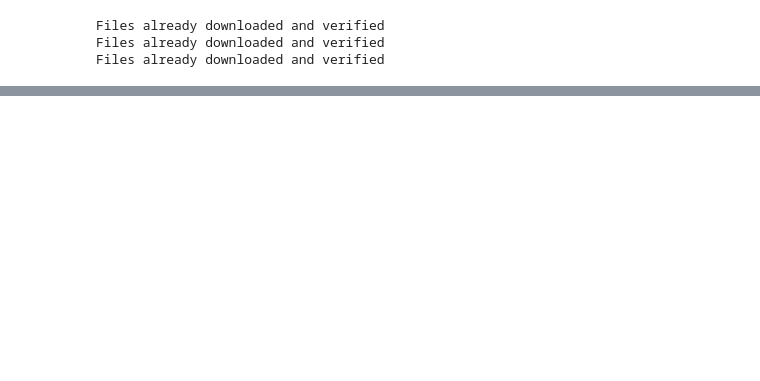
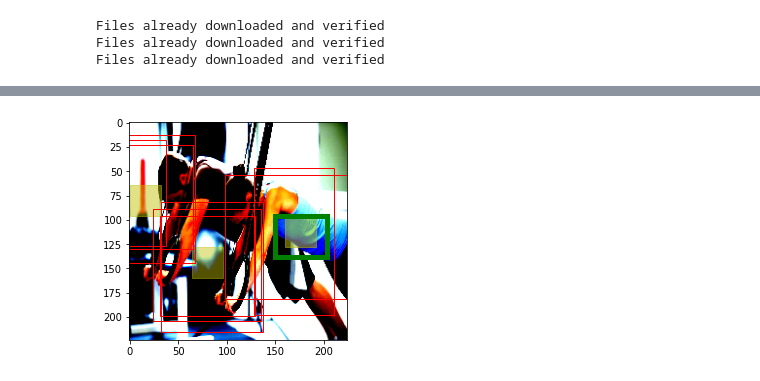
Before and after one commit to law0/face_detect, a Jupyter notebook: face_detect_resnet18.ipynb, the cells around one changed output, grey strips where cells are left out. Drawn from its saved outputs; the diff is of its cells as text; code cells hidden in the pictures; blank space fills up the shorter version.

```diff
--- a/face_detect_resnet18.ipynb
+++ b/face_detect_resnet18.ipynb
@@ -167,9 +240,19 @@ class ResnetGrid7x7(nn.Module):
     def __init__(self, resnet=models.resnet18(pretrained=True)):
       super(ResnetGrid7x7, self).__init__()
       self.resnet = resnet
-      self.resnet.fc = nn.Linear(512, 49*5) # 7 * 7 * ((x,y,w,h) + confidence)
+      self.resnet.fc = nn.Linear(512, num_cells*(num_classes+num_boxes_per_cell*5)) # 7 * 7 * (class + 2 * (x,y,w,h + confidence))
       self.sigmo = nn.Sigmoid()
 
     def forward(self, x):
       return self.sigmo(self.resnet(x))
+
+    def train(self, mode: bool=True):
+      self.resnet.train(mode)
+
+    def eval(self):
+      self.resnet.eval()
+
+    def freeze_resnet(self, mode: bool=True):
+      for param in self.resnet.parameters():
+        param.require_grad = not mode
 # %%
@@ -336,0 +394,84 @@ KeyboardInterrupt: ignored
+# %%
+model = ResnetGrid7x7()
+optimizer = optim.SGD(model.parameters(), lr=1e-3, weight_decay=5e-4)
+criterion = PseudoYolo7x7Loss(noobj_w=0.5, box_w=5.0, conf_w=0.5, class_w=1.0)
+
+loss_over_time = []
+
+model.to(device)
+model.train(True)
+
+for ep in range(epochs):
+  print("----- epoch ", ep)
+  for i, (images, targets) in enumerate(train_loader):
+    if images is None or targets is None:
+      continue
+    images = images.to(device)
+    targets = [anno.to(device) for anno in targets]
+
+    optimizer.zero_grad()
+
+    out = model(images)
+    loss = criterion(out, targets)
+    loss.backward()
+    optimizer.step()
+
+    if i % 100 == 0:
+      loss = loss.cpu()
+      print("{:.4f}".format(loss.item()))
+      loss_over_time.append(loss.item())
+
+    #if i % 100 == 0:
+      preds = out.view(-1, num_cells, num_classes+num_boxes_per_cell*5)
+      classes = preds[0,:,0]
+      conf_and_boxes = preds[0, :, 1:]
+
+      min_class = torch.min(classes)
+      max_class = torch.max(classes)
+      range_class = max_class - min_class
+
+      max_class_indexes = torch.argsort(classes, descending=True)
+
+      fig, ax = plt.subplots()
+      im = images[0].permute(1, 2, 0).cpu()
+      ax.imshow(im)
+
+      rects = []
+
+      for c in range(3):
+        cell = max_class_indexes[c]
+        cell_pred = conf_and_boxes[cell, :].view(num_boxes_per_cell, 5)
+        cell_x = floor(cell % 7) * 32
+        cell_y = floor(cell / 7) * 32
+
+        # color responsible cell
+        rect = patches.Rectangle((cell_x, cell_y), 32, 32, linewidth=1, edgecolor='y', facecolor='y', fill=True,
+                                 alpha=((classes[cell] - min_class) / range_class * 0.5).item())
+        ax.add_patch(rect)
+
+        for b in range(num_boxes_per_cell):
+          conf = cell_pred[b, 0] #(boxes, 1)
+          box = cell_pred[b, 1:] #(boxes, 4)
+
+          w = box[2] * 224
+          h = box[3] * 224
+          x = box[0] * 32 + cell_x - w / 2.
+          y = box[1] * 32 + cell_y - h / 2.
+
+          print("class {}, confidence {}, box: {} {} {} {}".format(classes[cell].item(), conf.item(), x, y, w, h))
+          rects.append((x, y, w, h, classes[cell].item() * conf.item()))
+
+
+      rects = sorted(rects, key=lambda t: t[4], reverse=True)
+
+      # most confident in green
+      rect = patches.Rectangle((rects[0][0], rects[0][1]), rects[0][2], rects[0][3], linewidth=5, edgecolor='g', facecolor='none')
+      ax.add_patch(rect)
+
+      # rest in red
+      for i in range(1, len(rects)):
+        rect = patches.Rectangle((rects[i][0], rects[i][1]), rects[i][2], rects[i][3], linewidth=1, edgecolor='r', facecolor='none')
+        ax.add_patch(rect)
+
+      plt.show()
+# %% [output]
@@ -336,0 +490 @@ KeyboardInterrupt: ignored
+[figure, added]
```
Also changed, not shown: parts of 11 cells of this notebook.
